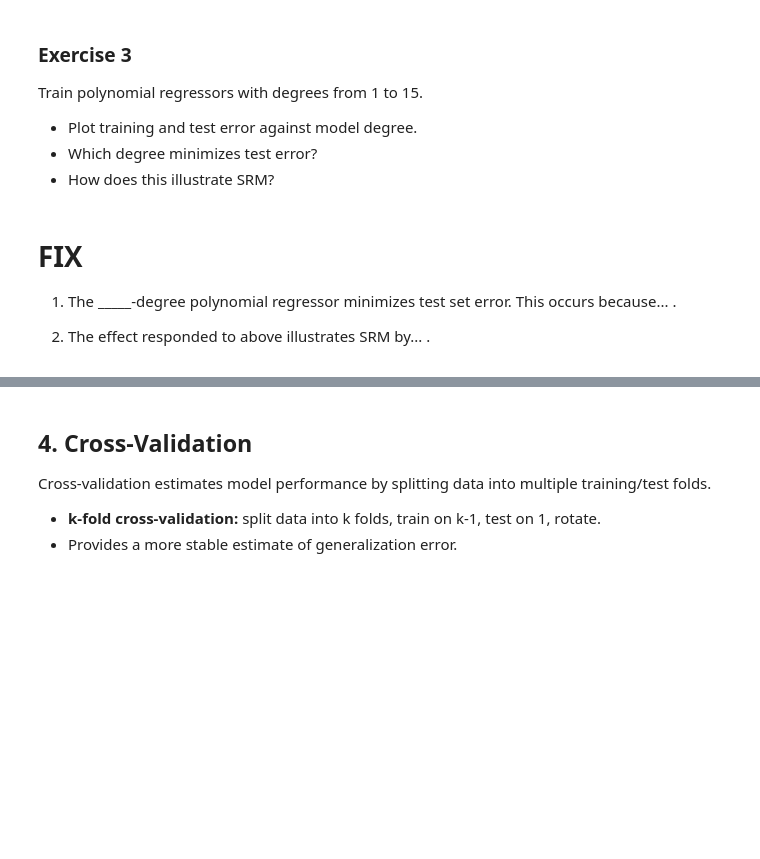
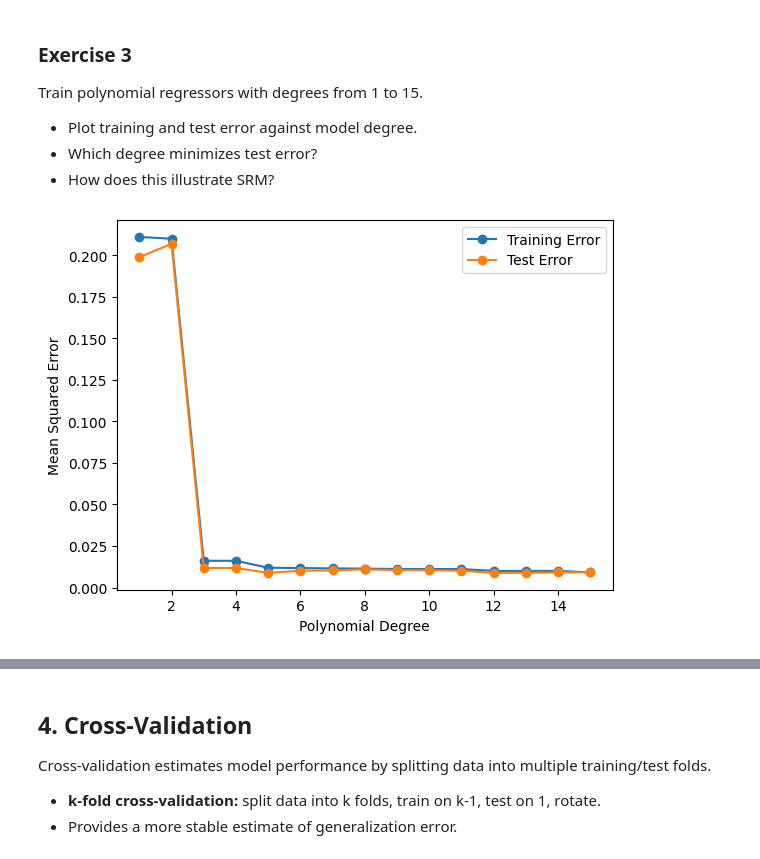
Before and after one commit to jrc117/CS473, a Jupyter notebook: mini_labs/week_4_empirical_risk.ipynb, the cells around one changed output, grey strips where cells are left out. Saved outputs shown, nothing was run; the diff lists cells and outputs as text; code cells hidden in the pictures; blank space fills up the shorter version.

```diff
--- a/mini_labs/week_4_empirical_risk.ipynb
+++ b/mini_labs/week_4_empirical_risk.ipynb
@@ -232,6 +227,31 @@ degrees = np.arange(1, 16, 1)
-# %% [markdown]
-# **FIX**
-
-1. The _____-degree polynomial regressor minimizes test set error.  This occurs because... .
-
-2. The effect responded to above illustrates SRM by... .
+# %%
+# Your code here
+degrees = np.arange(1, 16)
+
+X_train, X_test, y_train, y_test = train_test_split(
+    X, y, test_size=0.3, random_state=0
+)
+
+train_errors = []
+test_errors = []
+
+# Train polynomial regressors with degrees from 1-15.
+for d in degrees:
+    poly = PolynomialFeatures(degree=d)
+
+    X_train_poly = poly.fit_transform(X_train)
+    X_test_poly = poly.transform(X_test)
+
+    model = LinearRegression().fit(X_train_poly, y_train)
+    train_errors.append(mean_squared_error(y_train, model.predict(X_train_poly)))
+    test_errors.append(mean_squared_error(y_test, model.predict(X_test_poly)))
+
+
+plt.plot(degrees, train_errors, marker="o", label="Training Error")
+plt.plot(degrees, test_errors, marker="o", label="Test Error")
+plt.xlabel("Polynomial Degree")
+plt.ylabel("Mean Squared Error")
+plt.legend()
+plt.show()
+# %% [output]
+[figure, added]
```
Also changed, not shown: parts of 4 cells of this notebook.
